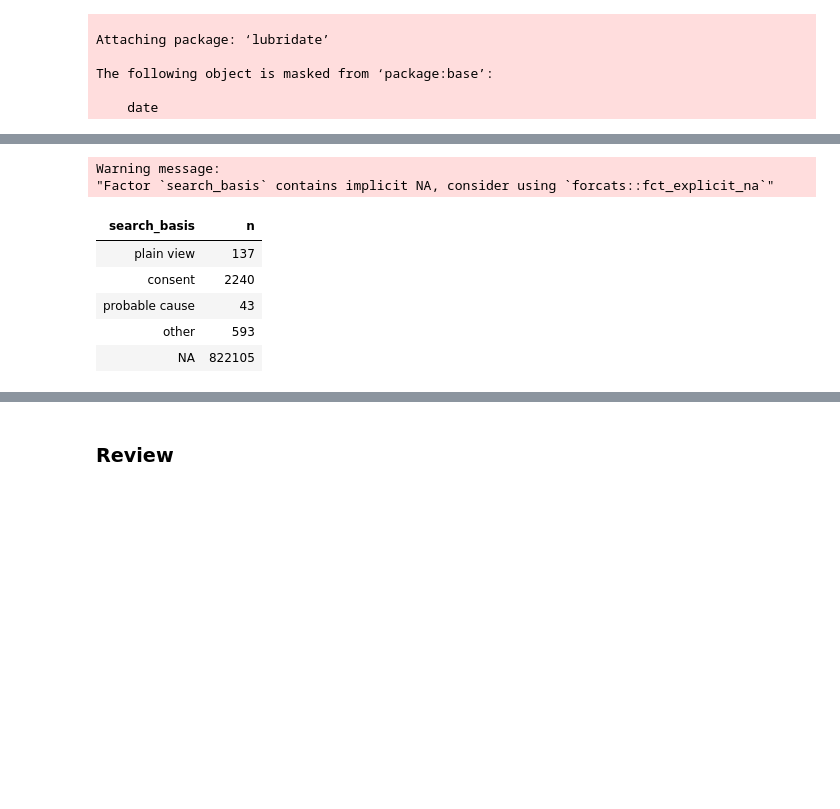
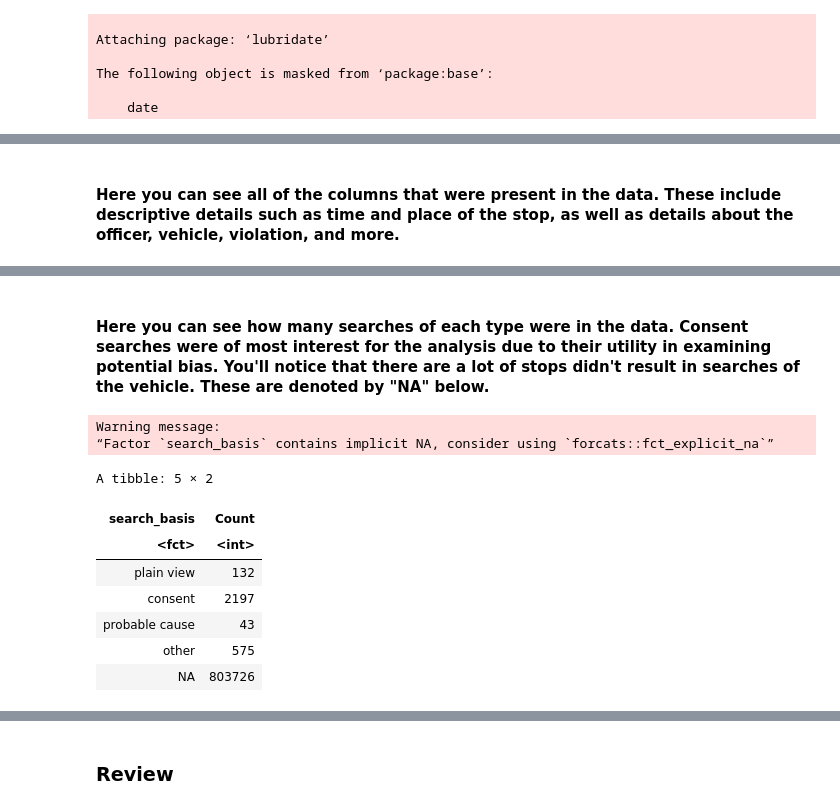
Before and after one commit to mattkiefer/biglocalpolicing, a Jupyter notebook: white_paper.ipynb, the cells around one changed output, grey strips where cells are left out. Saved outputs shown, nothing was run; the diff lists cells and outputs as text; code cells hidden in the pictures; blank space fills up the shorter version.

```diff
--- a/white_paper.ipynb
+++ b/white_paper.ipynb
@@ -54,10 +45,8 @@ flathead_counties <- c(
 
 data <-
     mt_path %>%
-    read_rds()
+    read_rds() %>%
+    mutate(
+        year = year(date)
+    ) %>%
+    filter(year >= 2010)
-# %%
-data <-
-    data %>%
-    mutate(
-        year = year(date)
-    )
@@ -100,3 +67,5 @@ A tibble: 52 × 2
+# %% [markdown]
+#### Here you can see all of the columns that were present in the data. These include descriptive details such as time and place of the stop, as well as details about the officer, vehicle, violation, and more.
 # %%
 data %>% colnames()
 # %% [output]
@@ -115,14 +84,18 @@ data %>% colnames()
 [25] "vehicle_registration_state" "vehicle_year"
 [27] "raw_Race"                   "raw_Ethnicity"
 [29] "raw_SearchType"             "year"
+# %% [markdown]
+#### Here you can see how many searches of each type were in the data. Consent searches were of most interest for the analysis due to their utility in examining potential bias. You'll notice that there are a lot of stops didn't result in searches of the vehicle. These are denoted by "NA" below.
 # %%
-data %>% count(search_basis)
+data %>% count(search_basis, name = "Count")
 # %% [output]
 Warning message:
-"Factor `search_basis` contains implicit NA, consider using `forcats::fct_explicit_na`"
+“Factor `search_basis` contains implicit NA, consider using `forcats::fct_explicit_na`”
+A tibble: 5 × 2
-| search_basis | n |
-| plain view | 137 |
-| consent | 2240 |
+| search_basis | Count |
+| <fct> | <int> |
+| plain view | 132 |
+| consent | 2197 |
 | probable cause | 43 |
-| other | 593 |
-| NA | 822105 |
+| other | 575 |
+| NA | 803726 |
```
Also changed, not shown: parts of 12 cells of this notebook.
